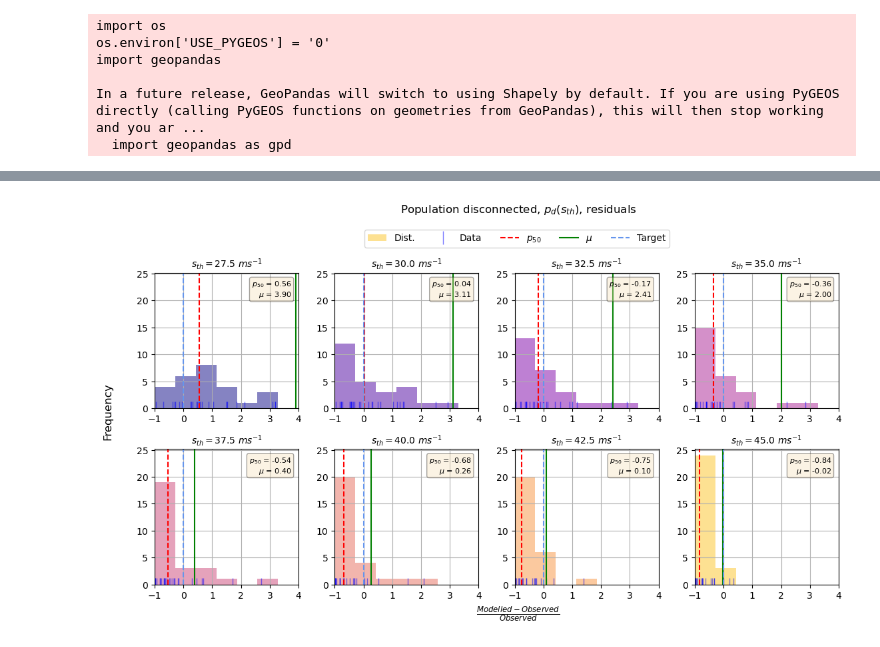
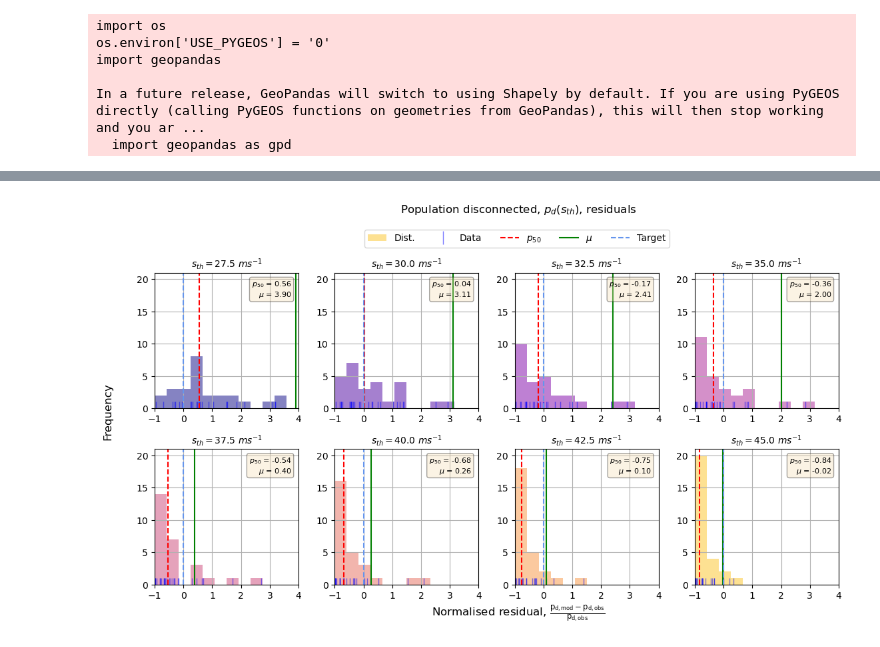
Before and after one commit to nismod/open-gira, a Jupyter notebook: validation/outage_model_validation.ipynb, the cells around one changed output, grey strips where cells are left out. Saved outputs shown, nothing was run; the diff lists cells and outputs as text; code cells hidden in the pictures.

Commit message:
add absolute error

```diff
--- a/validation/outage_model_validation.ipynb
+++ b/validation/outage_model_validation.ipynb
@@ -123,6 +120,8 @@ for threshold in ds.threshold.values:
         by_storm[event_id] = by_storm[event_id].join(mod)
         by_storm[event_id]["error"] = \
             by_storm[event_id].modelled - by_storm[event_id].observed
+        by_storm[event_id]["error_abs"] = \
+            np.abs(by_storm[event_id]["error"])
         by_storm[event_id]["ratio"] = \
             by_storm[event_id].modelled / by_storm[event_id].observed
         by_storm[event_id]["error_norm"] = \
@@ -399,0 +320,35 @@ def plot_residual_distribution_by_threshold(*, measure: str, x_label: str, x_min
+# %%
+# as above, but only plot each storm-country pair once, at the threshold with minimum absolute error
+
+measure = "error_norm"
+
+results = []
+for event_iso, df in data.groupby(["event_id", "country_iso_a3"]):
+    min_error_mask = df.error_abs == df.error_abs.min()
+    try:
+        # only store the threshold, error pair if there's only a single minima
+        threshold, = df[min_error_mask].index.get_level_values("threshold")
+        statistic, = df.loc[min_error_mask, measure]
+        results.append((threshold, *event_iso, statistic))
+    except ValueError:
+        continue
+
+df = pd.DataFrame(results, columns=["threshold", "event_id", "country_iso_a3", measure])
+
+f, ax = plt.subplots(figsize=(6,4))
+ax.scatter(
+    df.threshold,
+    df.error_norm,
+    c=[country_cmap[value] for value in df.country_iso_a3]
+)
+ax.set_ylabel(r"Normalised residual, $\mathrm{\frac{p_{d,mod}(s_{th}) - p_{d,obs}}{p_{d,obs}}}$")
+ax.set_xlabel(r"Wind speed threshold, $s_{th}$, $[m s^{-1}]$")
+ax.set_title("Population disconnected, $p_{d}$, residuals,\nfor threshold, $s_{th}$, with $min(abs(p_{d,mod}-p_{d,obs}))$")
+ax.set_ylim(-1.1, 1)
+ax.set_xticks(thresholds)
+ax.grid()
+handles = [
+    Line2D([0], [0], marker='o', color='w', markerfacecolor=v, label=k, markersize=8)
+    for k, v in country_cmap.items() if isinstance(k, str)
+]
+ax.legend(handles=handles, ncol=int(len(handles) / 2), fontsize=7, loc="lower right")
@@ -400,12 +440,12 @@ def plot_residual_distribution_by_threshold(*, measure: str, x_label: str, x_min
 # %%
 # plot residual distributions by threshold
 plot_residual_distribution_by_threshold(
     measure="error_norm",
-    x_label=r"$\frac{Modelled - Observed}{Observed}$",
+    x_label=r"Normalised residual, $\mathrm{\frac{p_{d,mod} - p_{d,obs}}{p_{d,obs}}}$",
     x_min=-1,
     x_max=4,
-    bin_width=2/3,
+    bin_width=2/5,
     target=0
 )
 # %% [output]
-[figure, old version]
+[figure, new version]
```
Also changed, not shown: parts of 11 cells of this notebook, 1 other file.
